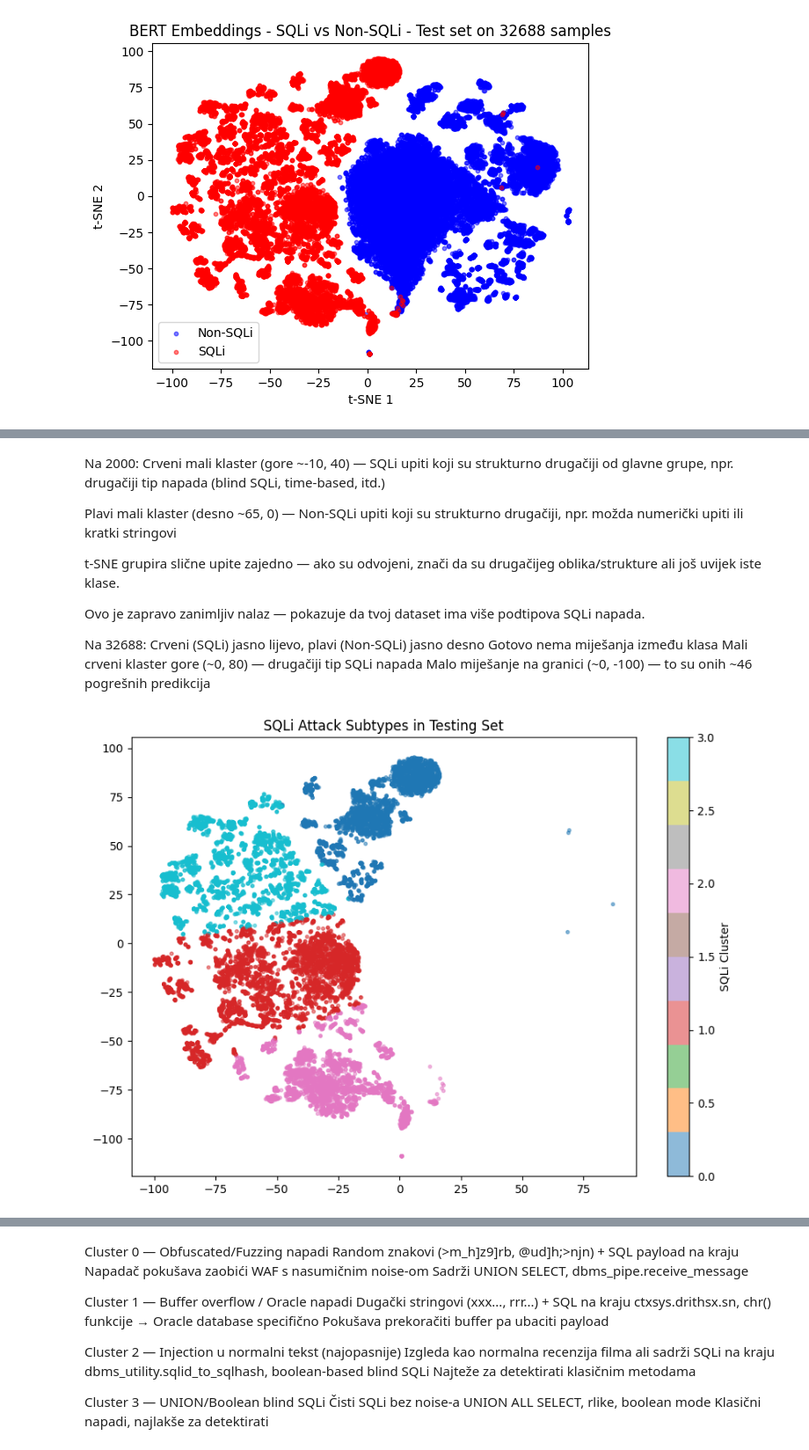
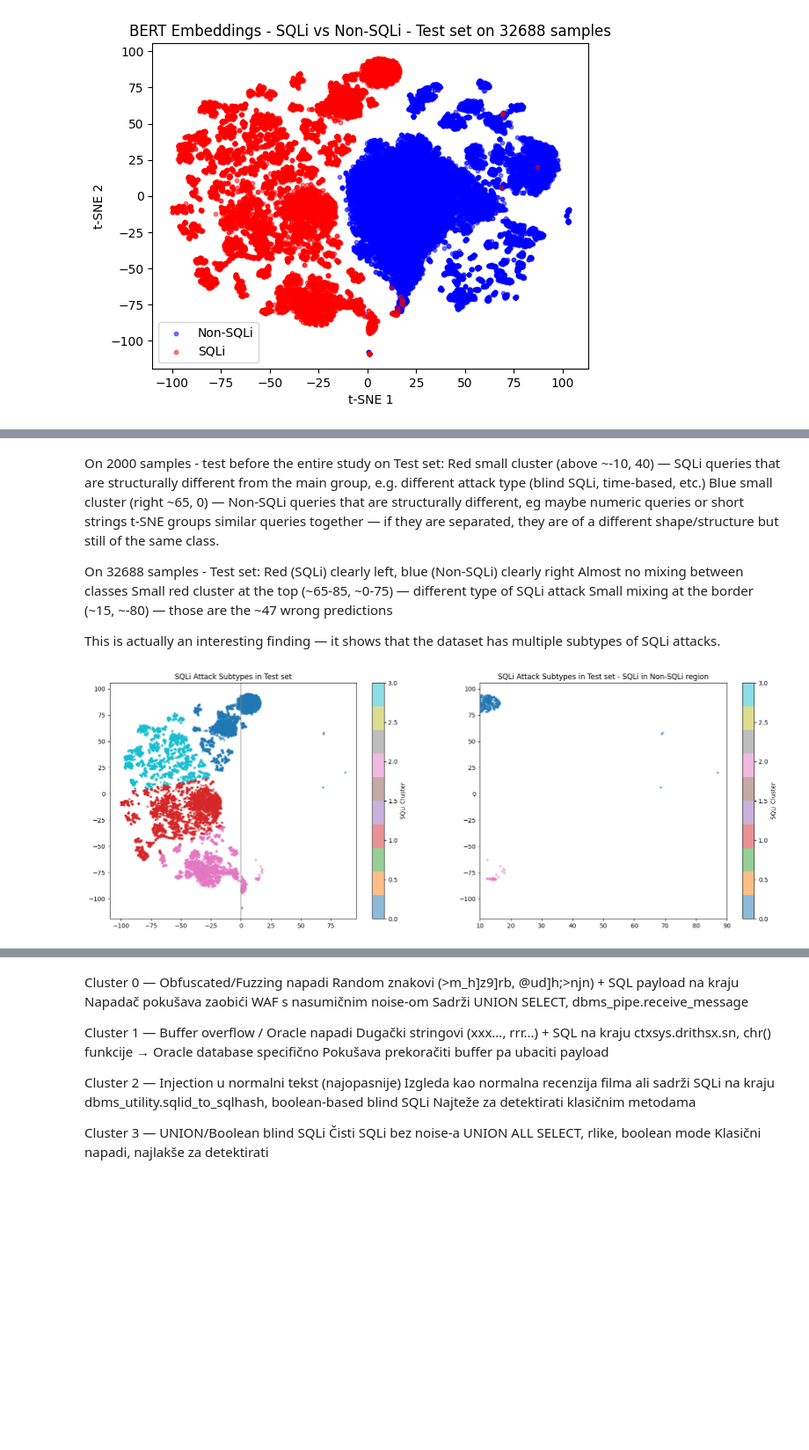
Before and after one commit to viserionnina/bert-sqli-detection, a Jupyter notebook: notebooks/training.ipynb, the cells around one changed output, grey strips where cells are left out. Shown at 88% size. Drawn from its saved outputs; the diff is of its cells as text; code cells hidden in the pictures; blank space fills up the shorter version.

```diff
--- a/notebooks/training.ipynb
+++ b/notebooks/training.ipynb
@@ -745,41 +754,46 @@ plt.show()
 # %% [markdown]
-Na 2000:
-Crveni mali klaster (gore ~-10, 40) — SQLi upiti koji su strukturno drugačiji od glavne grupe, npr. drugačiji tip napada (blind SQLi, time-based, itd.)
+On 2000 samples - test before the entire study on Test set:
+Red small cluster (above ~-10, 40) — SQLi queries that are structurally different from the main group, e.g. different attack type (blind SQLi, time-based, etc.)
+Blue small cluster (right ~65, 0) — Non-SQLi queries that are structurally different, eg maybe numeric queries or short strings
+t-SNE groups similar queries together — if they are separated, they are of a different shape/structure but still of the same class.
 
-Plavi mali klaster (desno ~65, 0) — Non-SQLi upiti koji su strukturno drugačiji, npr. možda numerički upiti ili kratki stringovi
+On 32688 samples - Test set:
+Red (SQLi) clearly left, blue (Non-SQLi) clearly right
+Almost no mixing between classes
+Small red cluster at the top (~65-85, ~0-75) — different type of SQLi attack
+Small mixing at the border (~15, ~-80) — those are the ~47 wrong predictions
 
-t-SNE grupira slične upite zajedno — ako su odvojeni, znači da su drugačijeg oblika/strukture ali još uvijek iste klase.
-
-Ovo je zapravo zanimljiv nalaz — pokazuje da tvoj dataset ima više podtipova SQLi napada.
-
-Na 32688:
-Crveni (SQLi) jasno lijevo, plavi (Non-SQLi) jasno desno
-Gotovo nema miješanja između klasa
-Mali crveni klaster gore (~0, 80) — drugačiji tip SQLi napada
-Malo miješanje na granici (~0, -100) — to su onih ~46 pogrešnih predikcija
+This is actually an interesting finding — it shows that the dataset has multiple subtypes of SQLi attacks.
 # %%
+#Subtypes of SQLi attacks in the test set
 from sklearn.cluster import KMeans
 
-# uzmi samo SQLi točke
+# take only SQLi points
 sqli_idx = np.where(y == 1)
 sqli_points = X_2d[sqli_idx]
 
 kmeans = KMeans(n_clusters=4, random_state=42)
 cluster_labels = kmeans.fit_predict(sqli_points)
 
-plt.figure(figsize=(10, 7))
-scatter = plt.scatter(sqli_points[:, 0], sqli_points[:, 1],
-                      c=cluster_labels, cmap='tab10', alpha=0.5, s=8)
-plt.colorbar(scatter, label='SQLi Cluster')
-plt.title('SQLi Attack Subtypes in Testing Set')
+fig, ax = plt.subplots(1,2, figsize=(20, 7))
+ax_0 = ax[0].scatter(sqli_points[:, 0], sqli_points[:, 1], c=cluster_labels, cmap='tab10', alpha=0.5, s=8)
+ax_1 = ax[1].scatter(sqli_points[:, 0], sqli_points[:, 1], c=cluster_labels, cmap='tab10', alpha=0.5, s=8)
+
+ax[1].set_xlim(10,90)
+ax[0].axvline(x=0, color='grey', linestyle='-', lw=1)
+
+plt.colorbar(ax_0, label='SQLi Cluster')
+plt.colorbar(ax_1, label='SQLi Cluster')
+ax[0].set_title('SQLi Attack Subtypes in Test set')
+ax[1].set_title('SQLi Attack Subtypes in Test set - SQLi in Non-SQLi region')
 plt.savefig('../results/sqli_clusters_test.png', dpi=300)
 plt.show()
 
-for cluster_id in range(4):
-    print(f"\n--- Cluster {cluster_id} ---")
-    cluster_mask = cluster_labels == cluster_id
-    # dohvati originalne upite tog klastera
-    sqli_queries = test_df[test_df['label'] == 1]['query'].values
-    print(sqli_queries[cluster_mask][:3])
+#for cluster_id in range(4):
+#    print(f"\n--- Cluster {cluster_id} ---")
+#    cluster_mask = cluster_labels == cluster_id
+#    # dohvati originalne upite tog klastera
+#    sqli_queries = test_df[test_df['label'] == 1]['query'].values
+#    print(sqli_queries[cluster_mask][:3])
 # %% [output]
-[figure, old version]
+[figure, new version]
```
Also changed, not shown: parts of 28 cells of this notebook, 4 other files.
